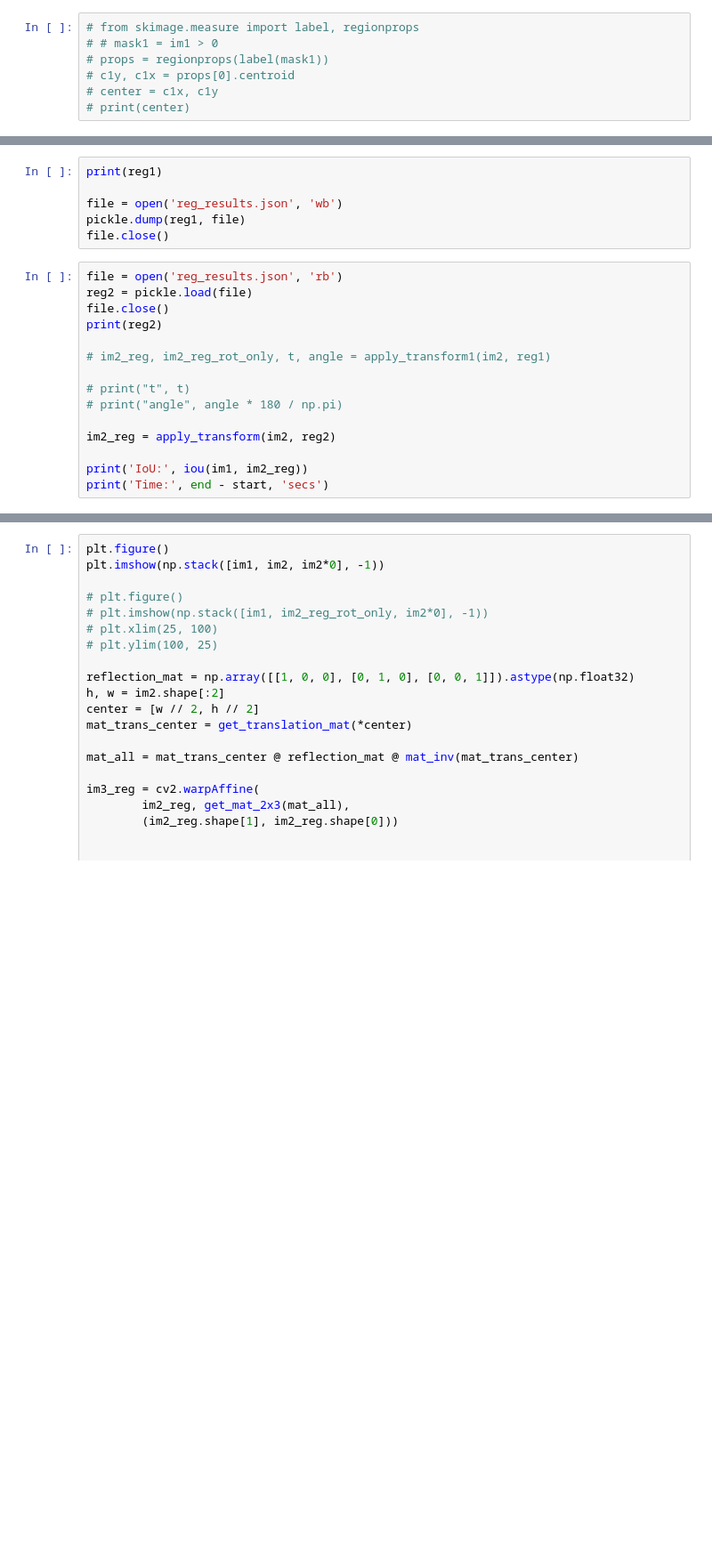
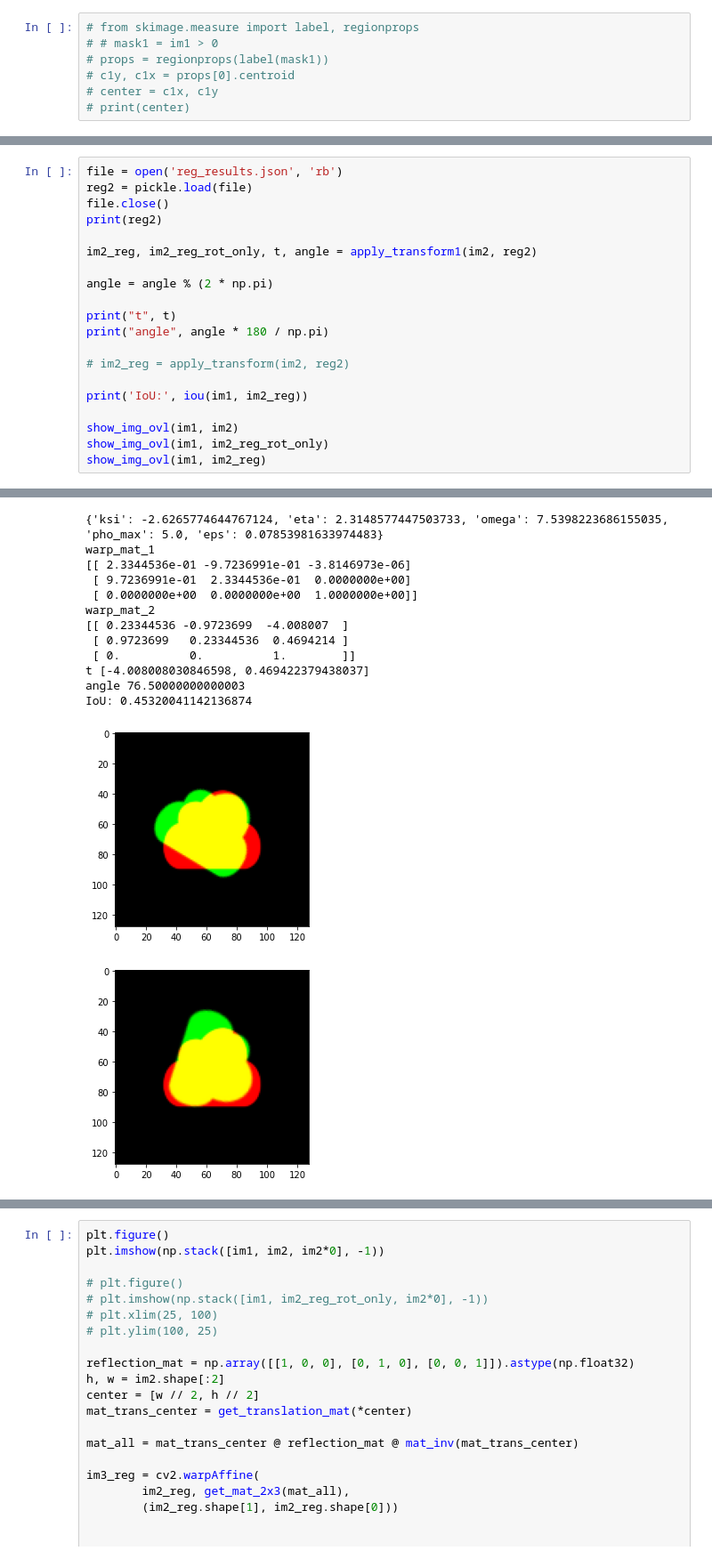
Before and after one commit to ANadya24/FOURIER-BESSEL-REGISTRATION, a Jupyter notebook: FBM_images_parameters.ipynb, the cells around one changed output, grey strips where cells are left out. Shown at 89% size. Drawn from its saved outputs; the diff is of its cells as text; blank space fills up the shorter version.

```diff
--- a/FBM_images_parameters.ipynb
+++ b/FBM_images_parameters.ipynb
@@ -219,21 +202,21 @@ bandwidth = 201.06192982974676
-# %%
-print(reg1)
-
-file = open('reg_results.json', 'wb')
-pickle.dump(reg1, file)
-file.close()
 # %%
 file = open('reg_results.json', 'rb')
 reg2 = pickle.load(file)
 file.close()
 print(reg2)
 
-# im2_reg, im2_reg_rot_only, t, angle = apply_transform1(im2, reg1)
+im2_reg, im2_reg_rot_only, t, angle = apply_transform1(im2, reg2)
 
-# print("t", t)
-# print("angle", angle * 180 / np.pi)
+angle = angle % (2 * np.pi)
 
-im2_reg = apply_transform(im2, reg2)
+print("t", t)
+print("angle", angle * 180 / np.pi)
+
+# im2_reg = apply_transform(im2, reg2)
 
 print('IoU:', iou(im1, im2_reg))
-print('Time:', end - start, 'secs')
+
+show_img_ovl(im1, im2)
+show_img_ovl(im1, im2_reg_rot_only)
+show_img_ovl(im1, im2_reg)
+# %% [output]
@@ -239,0 +226,14 @@ print('Time:', end - start, 'secs')
+{'ksi': -2.6265774644767124, 'eta': 2.3148577447503733, 'omega': 7.5398223686155035, 'pho_max': 5.0, 'eps': 0.07853981633974483}
+warp_mat_1
+[[ 2.3344536e-01 -9.7236991e-01 -3.8146973e-06]
+ [ 9.7236991e-01  2.3344536e-01  0.0000000e+00]
+ [ 0.0000000e+00  0.0000000e+00  1.0000000e+00]]
+warp_mat_2
+[[ 0.23344536 -0.9723699  -4.008007  ]
+ [ 0.9723699   0.23344536  0.4694214 ]
+ [ 0.          0.          1.        ]]
+t [-4.008008030846598, 0.469422379438037]
+angle 76.50000000000003
+IoU: 0.45320041142136874
+[figure, added]
+[figure, added]
```
Also changed, not shown: parts of 12 cells of this notebook, 2 other files.
